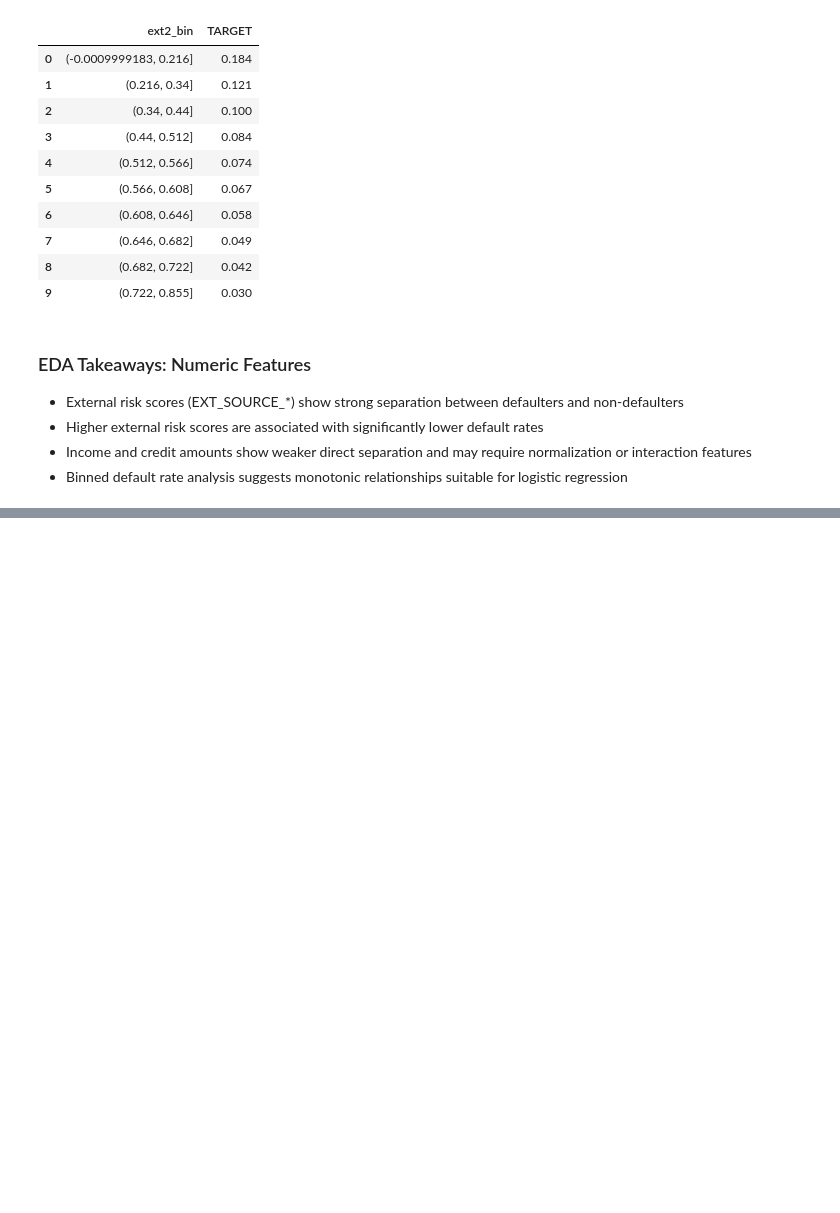
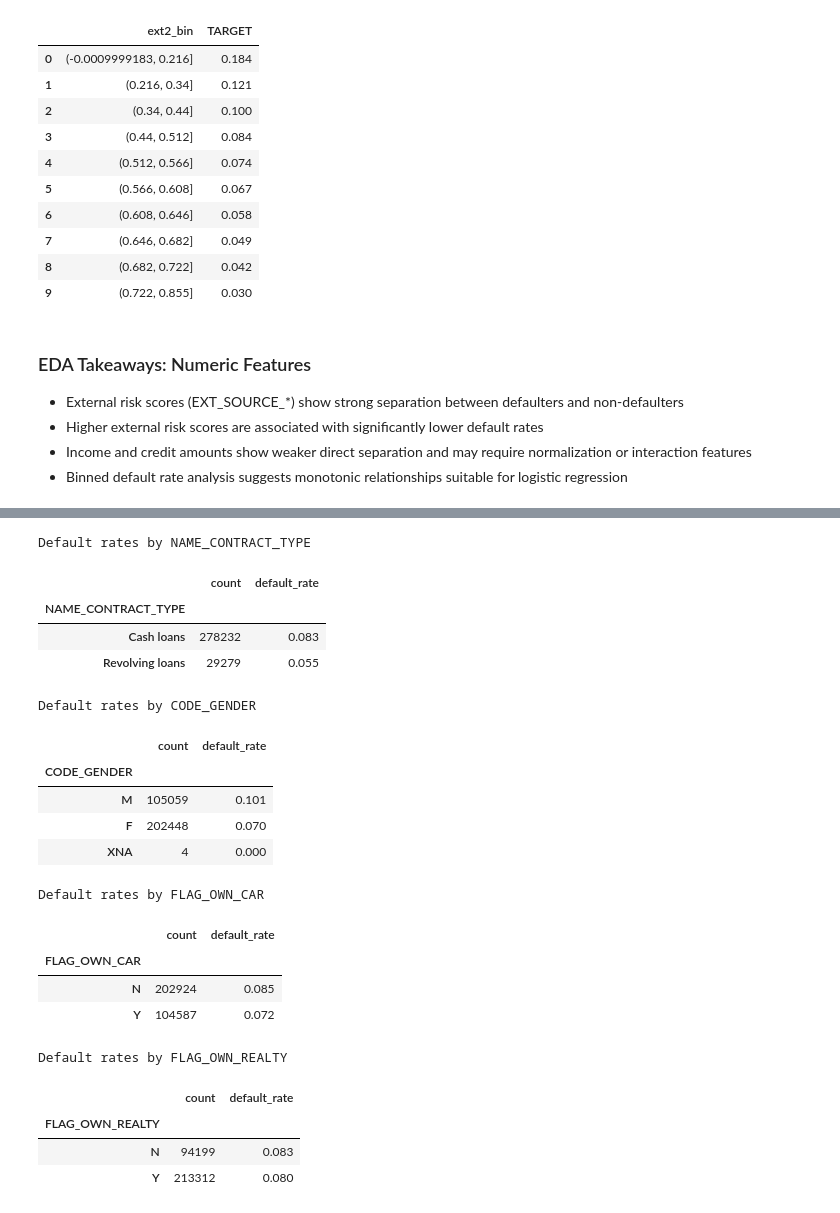
Before and after one commit to jakeybat972/home-credit-default-risk, a Jupyter notebook: notebooks/01-eda.ipynb, the cells around one changed output, grey strips where cells are left out. Cells and saved outputs as stored; diff of their text form; code cells hidden in the pictures; blank space fills up the shorter version.

Commit message:
Complete categorical feature analysis and EDA summary

```diff
--- a/notebooks/01-eda.ipynb
+++ b/notebooks/01-eda.ipynb
@@ -234,0 +239,43 @@ df.drop(columns=["ext2_bin"], inplace=True)
+# %%
+categorical_features = [
+    "NAME_CONTRACT_TYPE",
+    "CODE_GENDER",
+    "FLAG_OWN_CAR",
+    "FLAG_OWN_REALTY"
+]
+# %%
+def default_rate_by_category(df, feature):
+    return (
+        df.groupby(feature)["TARGET"]
+          .agg(
+              count="size",
+              default_rate="mean"
+          )
+          .sort_values("default_rate", ascending=False)
+    )
+
+for feature in categorical_features:
+    print(f"\nDefault rates by {feature}")
+    display(default_rate_by_category(df, feature))
+# %% [output]
+Default rates by NAME_CONTRACT_TYPE
+|  | count | default_rate |
+| NAME_CONTRACT_TYPE |  |  |
+| Cash loans | 278232 | 0.083 |
+| Revolving loans | 29279 | 0.055 |
+Default rates by CODE_GENDER
+|  | count | default_rate |
+| CODE_GENDER |  |  |
+| M | 105059 | 0.101 |
+| F | 202448 | 0.070 |
+| XNA | 4 | 0.000 |
+Default rates by FLAG_OWN_CAR
+|  | count | default_rate |
+| FLAG_OWN_CAR |  |  |
+| N | 202924 | 0.085 |
+| Y | 104587 | 0.072 |
+Default rates by FLAG_OWN_REALTY
+|  | count | default_rate |
+| FLAG_OWN_REALTY |  |  |
+| N | 94199 | 0.083 |
+| Y | 213312 | 0.080 |
```
Also changed, not shown: parts of 4 cells of this notebook.
